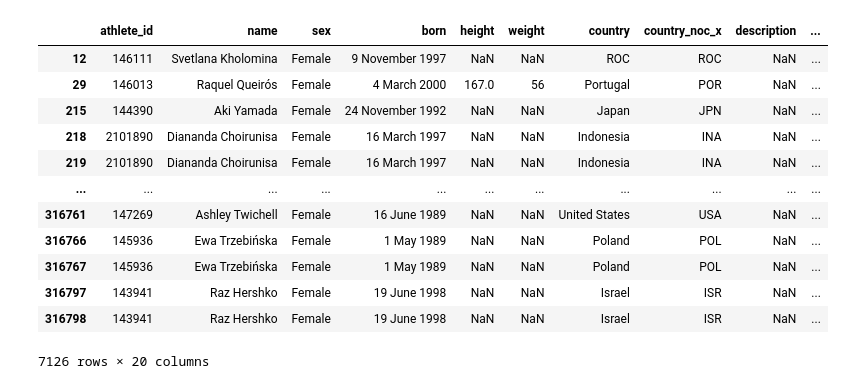
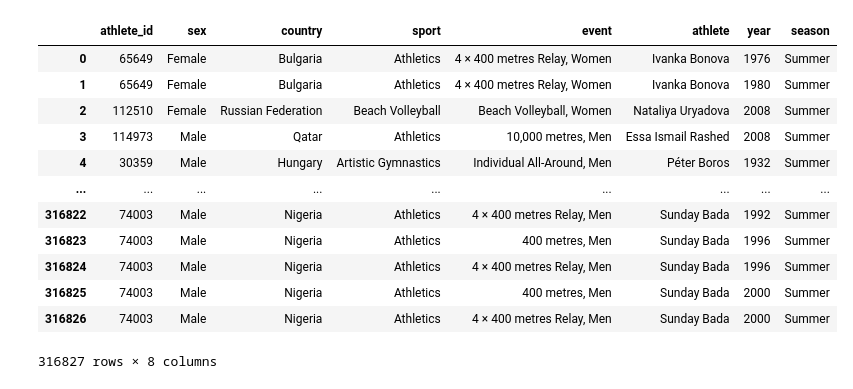
Before and after one commit to brandonhayes13/olympic_project, a Jupyter notebook: Gender.ipynb, the cells around one changed output. Cells and saved outputs as stored; diff of their text form; code cells hidden in the pictures.

```diff
--- a/Gender.ipynb
+++ b/Gender.ipynb
@@ -147,17 +22,19 @@ fourth_olympic_df
-# %%
-fourth_olympic_females = fourth_olympic_df.loc[(fourth_olympic_df["sex"] == "Female")]
-fourth_olympic_females
-# %% [output]
-|  | athlete_id | name | sex | born | height | weight | country | country_noc_x | description | ... |
-| 12 | 146111 | Svetlana Kholomina | Female | 9 November 1997 | NaN | NaN | ROC | ROC | NaN | ... |
-| 29 | 146013 | Raquel Queirós | Female | 4 March 2000 | 167.0 | 56 | Portugal | POR | NaN | ... |
-| 215 | 144390 | Aki Yamada | Female | 24 November 1992 | NaN | NaN | Japan | JPN | NaN | ... |
-| 218 | 2101890 | Diananda Choirunisa | Female | 16 March 1997 | NaN | NaN | Indonesia | INA | NaN | ... |
-| 219 | 2101890 | Diananda Choirunisa | Female | 16 March 1997 | NaN | NaN | Indonesia | INA | NaN | ... |
-| ... | ... | ... | ... | ... | ... | ... | ... | ... | ... | ... |
-| 316761 | 147269 | Ashley Twichell | Female | 16 June 1989 | NaN | NaN | United States | USA | NaN | ... |
-| 316766 | 145936 | Ewa Trzebińska | Female | 1 May 1989 | NaN | NaN | Poland | POL | NaN | ... |
-| 316767 | 145936 | Ewa Trzebińska | Female | 1 May 1989 | NaN | NaN | Poland | POL | NaN | ... |
-| 316797 | 143941 | Raz Hershko | Female | 19 June 1998 | NaN | NaN | Israel | ISR | NaN | ... |
-| 316798 | 143941 | Raz Hershko | Female | 19 June 1998 | NaN | NaN | Israel | ISR | NaN | ... |
-7126 rows × 20 columns
+# %%
+gender_data_df = pd.merge(athlete_bio, athlete_event_results, how= 'left', on="athlete_id" )
+gender_data_df[['year', 'season', 'olympics']] = gender_data_df['edition'].str.split(' ', expand=True, n=2)
+gender_data_df.drop(columns = ['name','born', 'height', 'weight', 'edition', 'edition_id', 'country_noc_x', 'country_noc_y', 'description', 'special_notes', 'result_id', 'pos', 'medal','isTeamSport', 'olympics'], inplace=True)
+gender_data_df
+# %% [output]
+|  | athlete_id | sex | country | sport | event | athlete | year | season |
+| 0 | 65649 | Female | Bulgaria | Athletics | 4 × 400 metres Relay, Women | Ivanka Bonova | 1976 | Summer |
+| 1 | 65649 | Female | Bulgaria | Athletics | 4 × 400 metres Relay, Women | Ivanka Bonova | 1980 | Summer |
+| 2 | 112510 | Female | Russian Federation | Beach Volleyball | Beach Volleyball, Women | Nataliya Uryadova | 2008 | Summer |
+| 3 | 114973 | Male | Qatar | Athletics | 10,000 metres, Men | Essa Ismail Rashed | 2008 | Summer |
+| 4 | 30359 | Male | Hungary | Artistic Gymnastics | Individual All-Around, Men | Péter Boros | 1932 | Summer |
+| ... | ... | ... | ... | ... | ... | ... | ... | ... |
+| 316822 | 74003 | Male | Nigeria | Athletics | 4 × 400 metres Relay, Men | Sunday Bada | 1992 | Summer |
+| 316823 | 74003 | Male | Nigeria | Athletics | 400 metres, Men | Sunday Bada | 1996 | Summer |
+| 316824 | 74003 | Male | Nigeria | Athletics | 4 × 400 metres Relay, Men | Sunday Bada | 1996 | Summer |
+| 316825 | 74003 | Male | Nigeria | Athletics | 400 metres, Men | Sunday Bada | 2000 | Summer |
+| 316826 | 74003 | Male | Nigeria | Athletics | 4 × 400 metres Relay, Men | Sunday Bada | 2000 | Summer |
+316827 rows × 8 columns
```
Also changed, not shown: parts of 15 cells of this notebook, 5 other files.
